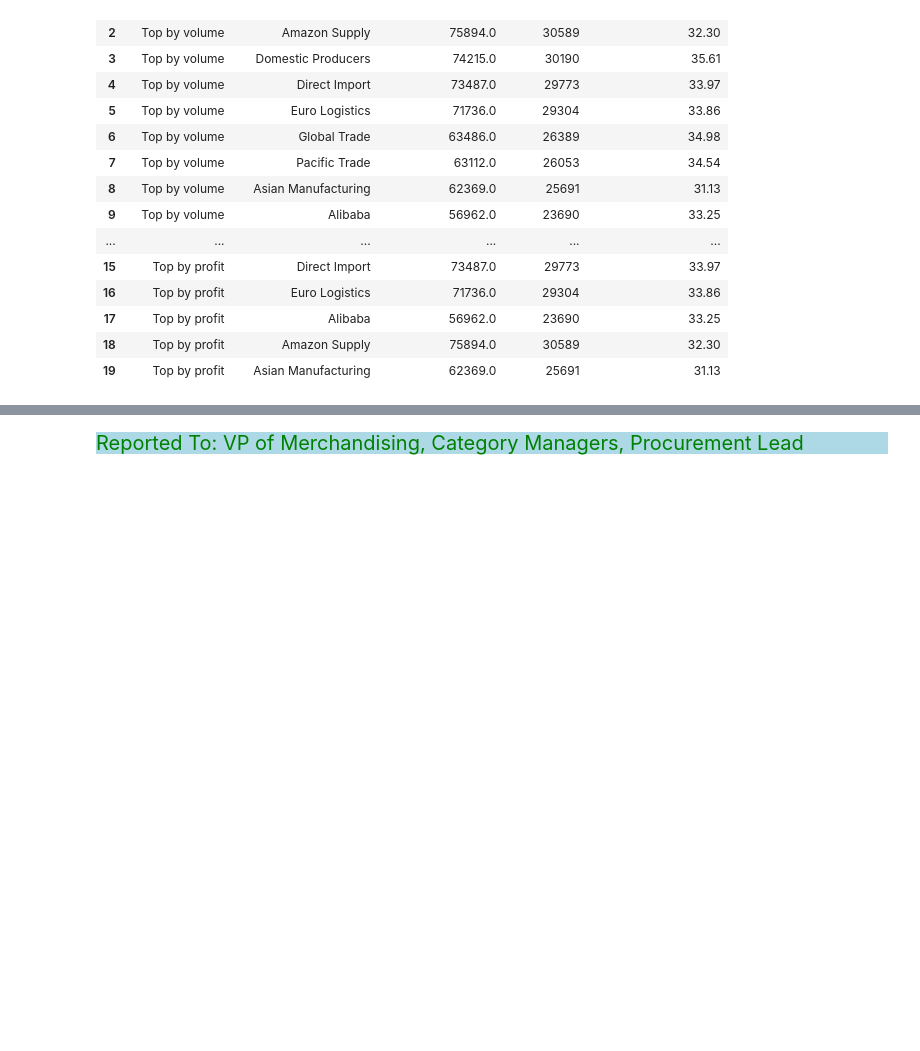
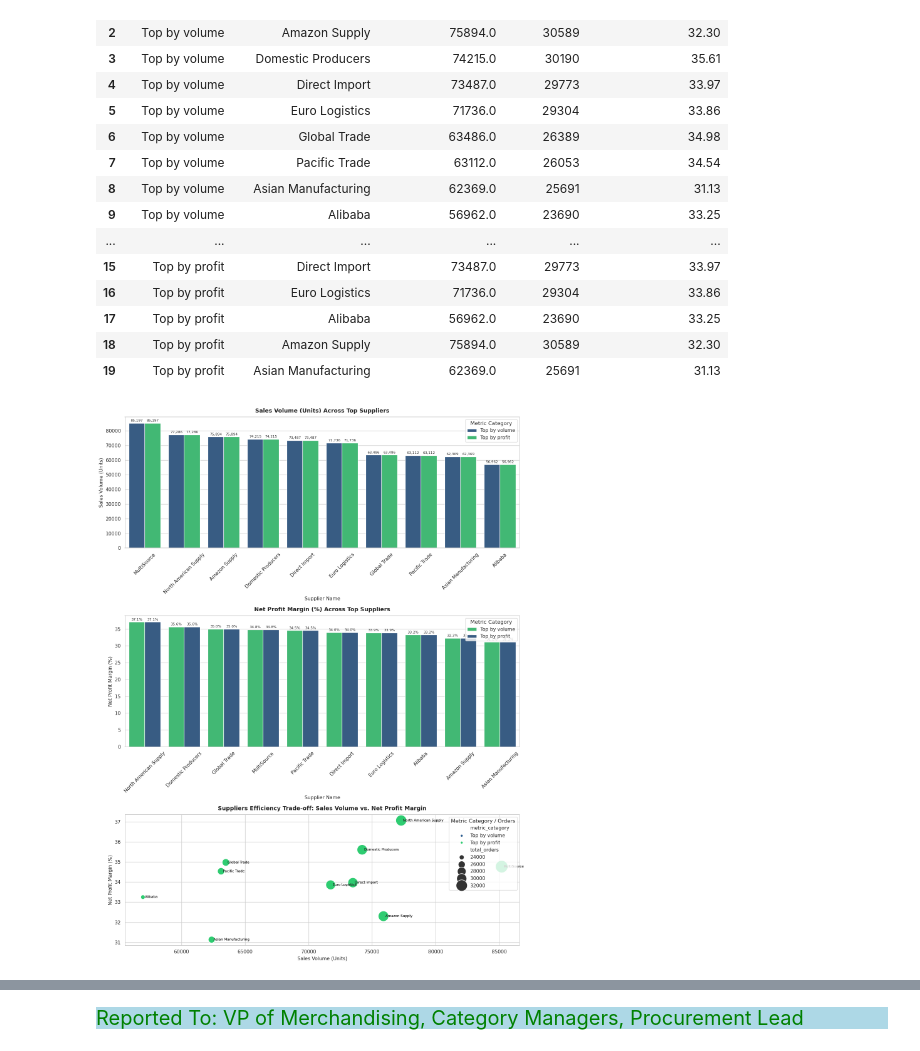
Before and after one commit to Kartika-Nidhi/E-Commerce_Analysis_SQL, a Jupyter notebook: E-commerceSalesAnalysisSQL.ipynb, the cells around one changed output, grey strips where cells are left out. Cells and saved outputs as stored; diff of their text form; code cells hidden in the pictures; blank space fills up the shorter version.

Commit message:
Suppliers plot added

```diff
--- a/E-commerceSalesAnalysisSQL.ipynb
+++ b/E-commerceSalesAnalysisSQL.ipynb
@@ -1494,3 +1494,96 @@ supplier
 | 17 | Top by profit | Alibaba | 56962.0 | 23690 | 33.25 |
 | 18 | Top by profit | Amazon Supply | 75894.0 | 30589 | 32.30 |
 | 19 | Top by profit | Asian Manufacturing | 62369.0 | 25691 | 31.13 |
+# %%
+sns.set_theme(style="whitegrid", palette="deep")
+
+
+fig, axes = plt.subplots(3, 1, figsize=(14, 18), dpi=100)
+
+
+supplier_sorted = supplier.sort_values(by="sales_volume_units", ascending=False)
+
+# ===================================================================
+# Plot 1: Sales Volume (Units) by Supplier & Metric Category
+# ===================================================================
+sns.barplot(
+    data=supplier_sorted,
+    x="supplier_name",
+    y="sales_volume_units",
+    hue="metric_category",
+    palette=["#2b5c8f", "#2ecc71"],
+    ax=axes[0]
+)
+axes[0].set_title("Sales Volume (Units) Across Top Suppliers", fontsize=13, fontweight="bold", pad=10)
+axes[0].set_xlabel("Supplier Name", fontsize=11)
+axes[0].set_ylabel("Sales Volume (Units)", fontsize=11)
+axes[0].tick_params(axis='x', rotation=45)
+axes[0].legend(title="Metric Category", loc="upper right")
+
+for p in axes[0].patches:
+    height = p.get_height()
+    if height > 0:
+        axes[0].annotate(f"{height:,.0f}",
+                    (p.get_x() + p.get_width() / 2., height),
+                    ha='center', va='bottom', fontsize=8, xytext=(0, 2),
+                    textcoords='offset points')
+
+# ===================================================================
+# Plot 2: Net Profit Margin (%) by Suppliers & Metric Category
+# ===================================================================
+supplier_margin_sorted = supplier.sort_values(by="net_profit_margin_pct", ascending=False)
+
+sns.barplot(
+    data=supplier_margin_sorted,
+    x="supplier_name",
+    y="net_profit_margin_pct",
+    hue="metric_category",
+    palette=["#2ecc71", "#2b5c8f"],
+    ax=axes[1]
+)
+axes[1].set_title("Net Profit Margin (%) Across Top Suppliers", fontsize=13, fontweight="bold", pad=10)
+axes[1].set_xlabel("Supplier Name", fontsize=11)
+axes[1].set_ylabel("Net Profit Margin (%)", fontsize=11)
+axes[1].tick_params(axis='x', rotation=45)
+axes[1].legend(title="Metric Category", loc="upper right")
+
+for p in axes[1].patches:
+    height = p.get_height()
+    if height > 0:
+        axes[1].annotate(f"{height:.1f}%",
+                    (p.get_x() + p.get_width() / 2., height),
+                    ha='center', va='bottom', fontsize=8, xytext=(0, 2),
+                    textcoords='offset points')
+
+# ===================================================================
+# Plot 3: Volume vs. Margin Performance Scatter Matrix
+# ===================================================================
+sns.scatterplot(
+    data=supplier,
+    x="sales_volume_units",
+    y="net_profit_margin_pct",
+    hue="metric_category",
+    size="total_orders",
+    sizes=(100, 800),
+    palette=["#2b5c8f", "#2ecc71"],
+    ax=axes[2]
+)
+
+for _, row in brand.iterrows():
+    axes[2].text(
+        row["sales_volume_units"] + 150,
+        row["net_profit_margin_pct"],
+        row["supplier_name"],
+        fontsize=8,
+        va="center"
+    )
+
+axes[2].set_title("Suppliers Efficiency Trade-off: Sales Volume vs. Net Profit Margin", fontsize=13, fontweight="bold", pad=10)
+axes[2].set_xlabel("Sales Volume (Units)", fontsize=11)
+axes[2].set_ylabel("Net Profit Margin (%)", fontsize=11)
+axes[2].legend(title="Metric Category / Orders", loc="upper right")
+
+plt.tight_layout()
+plt.show()
+# %% [output]
+[figure, added]
```
Also changed, not shown: parts of 1 cell of this notebook.
